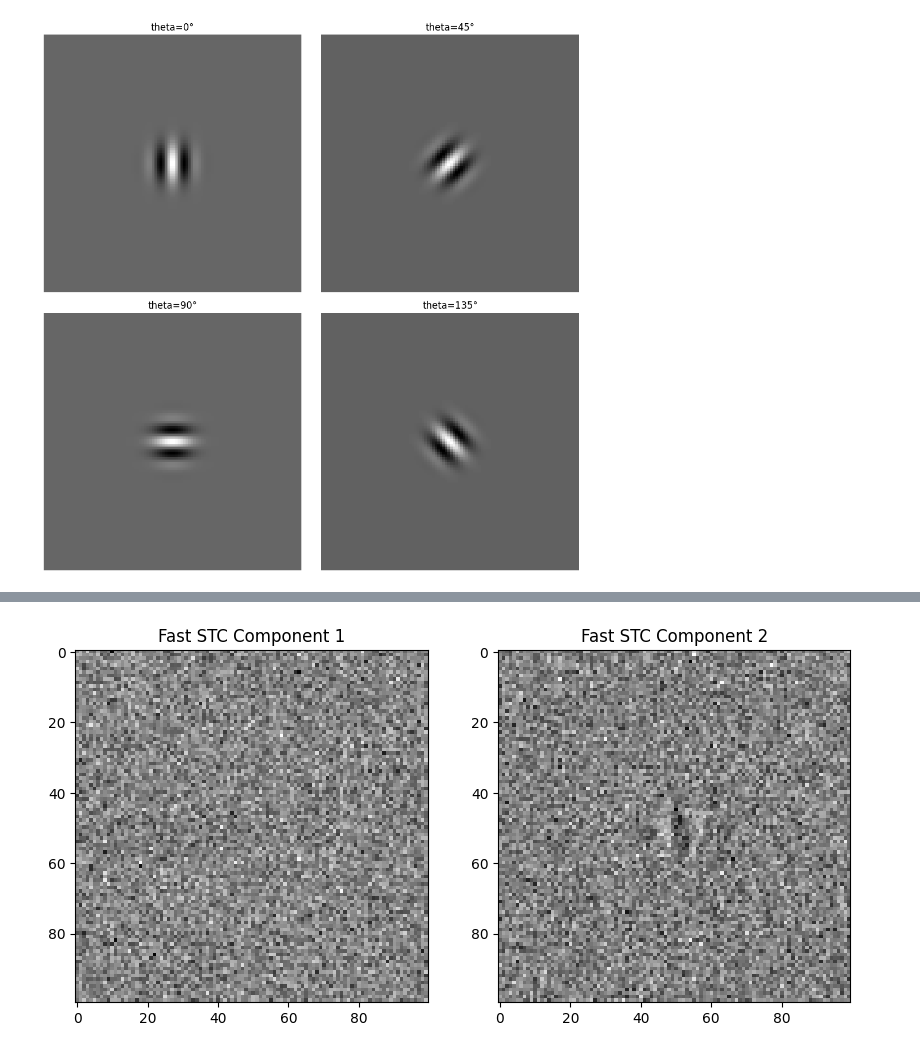
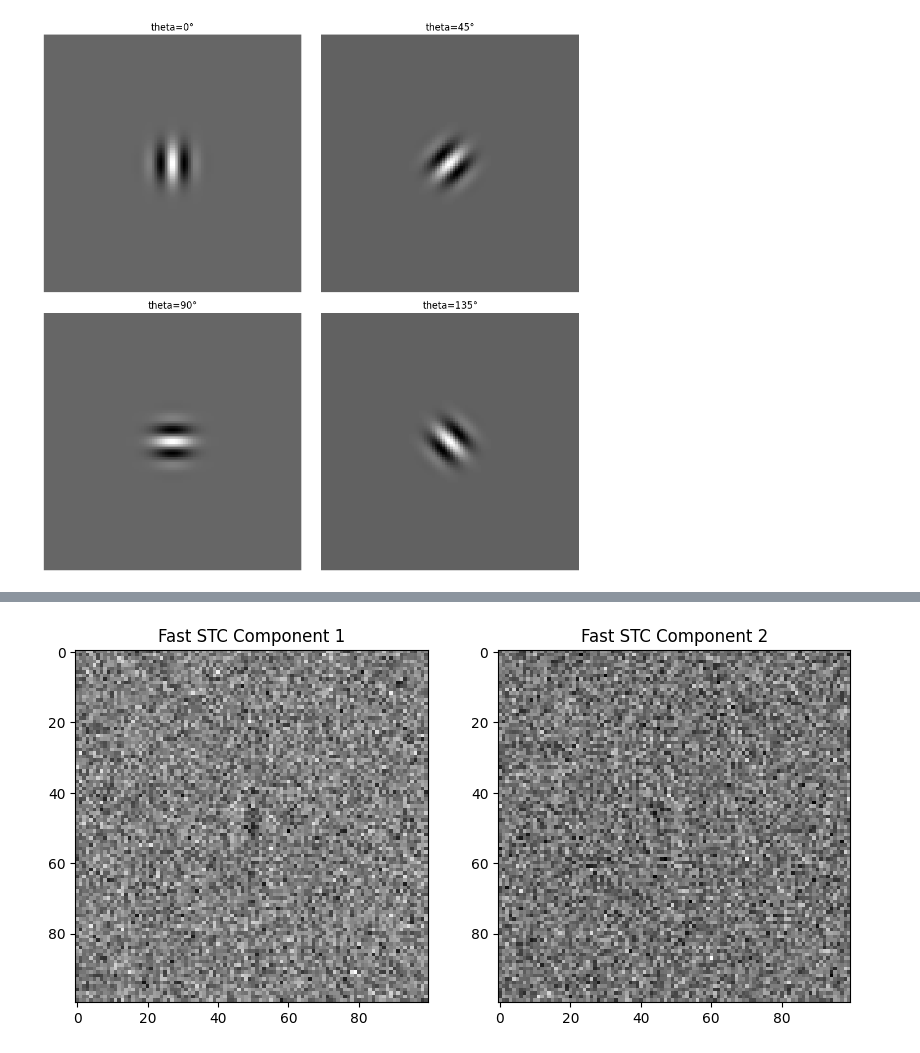
Before and after one commit to AtharvSuryawanshi/WP-5-Neural-Code, a Jupyter notebook: Exercises/Exercise_04.5.ipynb, the cells around one changed output, grey strips where cells are left out. Drawn from its saved outputs; the diff is of its cells as text; code cells hidden in the pictures.

```diff
--- a/Exercises/Exercise_04.5.ipynb
+++ b/Exercises/Exercise_04.5.ipynb
@@ -122,7 +122,8 @@ gabor_imag = G_2d(sigma_x, sigma_y, lambda_, np.pi/2, 0, size)
 def complex_cell_response(S, gr, gi):
     r1 = np.sum(S * gr)
     r2 = np.sum(S * gi)
-    return r1**2 + r2**2    # nonlinear complex cell output
+    gain = 10
+    return gain * (r1**2 + r2**2)    # nonlinear complex cell output
 
 # =============================
 # 3. FIND A THRESHOLD FOR SPIKES
@@ -132,6 +133,9 @@ num_for_threshold = 3000
 
 for _ in range(num_for_threshold):
     S = np.random.randn(size, size)
+    S -= S.mean()
+    S /= S.std()
+
     responses.append(complex_cell_response(S, gabor_real, gabor_imag))
 
 threshold = np.percentile(responses, 95)  # only the top 5% will spike
@@ -143,11 +147,13 @@ Spike threshold = 232.87837606251378
 # =============================
 # 4. SIMULATE STIMULI
 # =============================
-N_stim = 20000     # number of random images
+N_stim = 30000     # number of random images
 STE = []           # spike-triggered ensemble
 
 for _ in range(N_stim):
     S = np.random.randn(size, size)
+    S -= S.mean()
+    S /= S.std()
     resp = complex_cell_response(S, gabor_real, gabor_imag)
 
     if resp > threshold:
@@ -205,32 +209,31 @@ plt.show()
 # %%
 # X = STE_centered
-X = STE_centered     # shape: (Ns, 10000)
+X = STE - STA     # shape: (Ns, 10000)
 Ns = X.shape[0]
 
-# --------- FAST STC using SVD ----------
-# Compute SVD on the stimulus matrix directly
-U, S, Vt = np.linalg.svd(X, full_matrices=False)
+from sklearn.utils.extmath import randomized_svd
 
-# Eigenvalues of the covariance
-eigenvalues = (S**2) / (Ns - 1)
+# ----- 6. Fast STC via randomized SVD -----
+U, S, Vt = randomized_svd(X, n_components=10)
 
-# Eigenvectors (principal components)
-eigvecs = Vt  # shape (10000, 10000)
+eigenvalues = S**2 / (X.shape[0] - 1)
 
-# Take top two STC components
-e1 = eigvecs[0].reshape(size, size)
-e2 = eigvecs[1].reshape(size, size)
+# ----- 7. Take smallest eigenvectors -----
+ix = np.argsort(eigenvalues)
+
+e1 = Vt[ix[0]].reshape(size, size)
+e2 = Vt[ix[1]].reshape(size, size)
 
 # --------- PLOT ----------
 plt.figure(figsize=(10, 5))
 plt.subplot(1, 2, 1)
 plt.imshow(e1, cmap='gray')
 plt.title("Fast STC Component 1")
 
 plt.subplot(1, 2, 2)
 plt.imshow(e2, cmap='gray')
 plt.title("Fast STC Component 2")
 
 plt.show()
 # %% [output]
-[figure, old version]
+[figure, new version]
```
Also changed, not shown: parts of 4 cells of this notebook.
